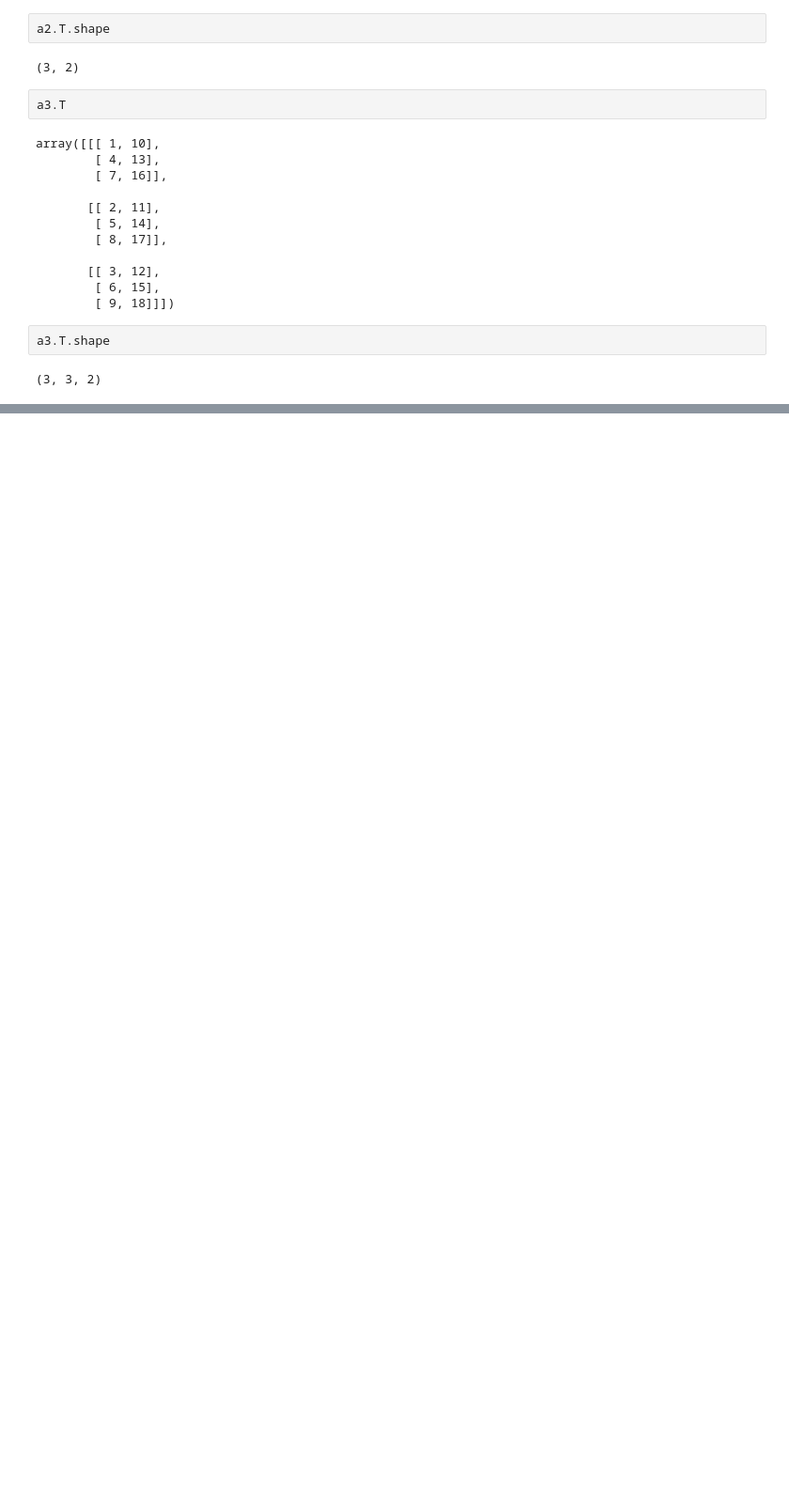
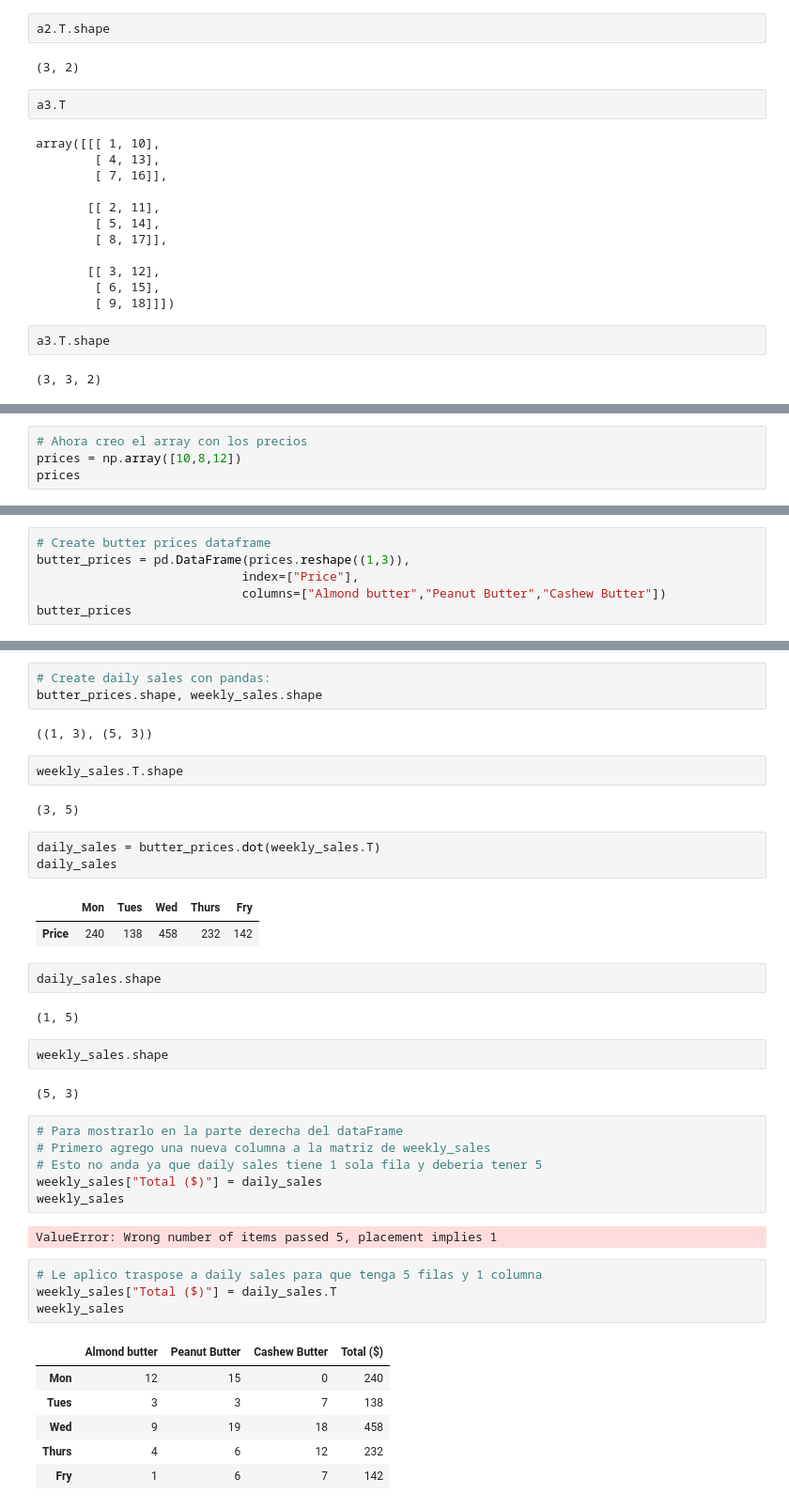
Before and after one commit to agustinruiz/machine-learning-course, a Jupyter notebook: sample_project/introduction-to-numpy.ipynb, the cells around one changed output, grey strips where cells are left out. Shown at 94% size. Cells and saved outputs as stored; diff of their text form; blank space fills up the shorter version.

```diff
--- a/sample_project/introduction-to-numpy.ipynb
+++ b/sample_project/introduction-to-numpy.ipynb
@@ -504,0 +552,4 @@ a3.T.shape
+# %%
+# Ahora creo el array con los precios
+prices = np.array([10,8,12])
+prices
@@ -504,0 +562,6 @@ a3.T.shape
+# %%
+# Create butter prices dataframe
+butter_prices = pd.DataFrame(prices.reshape((1,3)),
+                            index=["Price"],
+                            columns=["Almond butter","Peanut Butter","Cashew Butter"])
+butter_prices
@@ -504,0 +583,42 @@ a3.T.shape
+# %%
+# Create daily sales con pandas:
+butter_prices.shape, weekly_sales.shape
+# %% [output]
+((1, 3), (5, 3))
+# %%
+weekly_sales.T.shape
+# %% [output]
+(3, 5)
+# %%
+daily_sales = butter_prices.dot(weekly_sales.T)
+daily_sales
+# %% [output]
+|  | Mon | Tues | Wed | Thurs | Fry |
+| Price | 240 | 138 | 458 | 232 | 142 |
+# %%
+daily_sales.shape
+# %% [output]
+(1, 5)
+# %%
+weekly_sales.shape
+# %% [output]
+(5, 3)
+# %%
+# Para mostrarlo en la parte derecha del dataFrame
+# Primero agrego una nueva columna a la matriz de weekly_sales
+# Esto no anda ya que daily sales tiene 1 sola fila y deberia tener 5
+weekly_sales["Total ($)"] = daily_sales
+weekly_sales
+# %% [output]
+ValueError: Wrong number of items passed 5, placement implies 1
+# %%
+# Le aplico traspose a daily sales para que tenga 5 filas y 1 columna
+weekly_sales["Total ($)"] = daily_sales.T
+weekly_sales
+# %% [output]
+|  | Almond butter | Peanut Butter | Cashew Butter | Total ($) |
+| Mon | 12 | 15 | 0 | 240 |
+| Tues | 3 | 3 | 7 | 138 |
+| Wed | 9 | 19 | 18 | 458 |
+| Thurs | 4 | 6 | 12 | 232 |
+| Fry | 1 | 6 | 7 | 142 |
```
Also changed, not shown: parts of 34 cells of this notebook, 1 other file.
